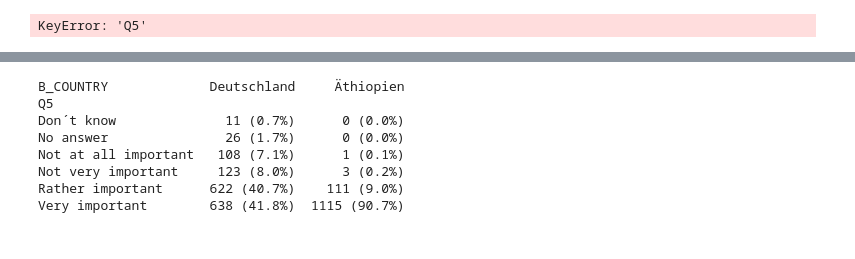
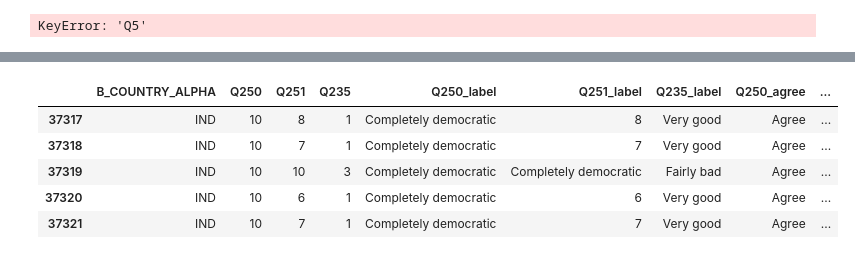
Before and after one commit to Alisonmm222/interkult, a Jupyter notebook: notebooks/analysis.ipynb, the cells around one changed output, grey strips where cells are left out. Cells and saved outputs as stored; diff of their text form; code cells hidden in the pictures.

```diff
--- a/notebooks/analysis.ipynb
+++ b/notebooks/analysis.ipynb
@@ -145,30 +137,46 @@ Deutschland  26  11   638  622  123  108
 # %%
-antworten = {
-    1: "Very important",
-    2: "Rather important",
-    3: "Not very important",
-    4: "Not at all important",
+# Antworten für Q250 und Q251
+antworten_10 = {
+    1: "Not at all democratic",
+    2: "2", 3: "3", 4: "4", 5: "5",
+    6: "6", 7: "7", 8: "8", 9: "9",
+    10: "Completely democratic",
     -1: "Don´t know",
     -2: "No answer"
 }
 
-df_merkm[frage] = df_merkm[frage].map(antworten)
+# Antworten für Q235
+antworten_5 = {
+    1: "Very good",
+    2: "Fairly good",
+    3: "Fairly bad",
+    4: "Very bad",
+    -1: "Don´t know",
+    -2: "No answer"
+}
 
-tabelle = df_merkm.groupby("B_COUNTRY")[frage].value_counts().unstack(fill_value=0)
+# -1 und -2 als NA setzen und Zeilen droppen
+df_merkm[["Q250", "Q251", "Q235"]] = df_merkm[["Q250", "Q251", "Q235"]].replace({-1: pd.NA, -2: pd.NA})
+df_merkm = df_merkm.dropna(subset=["Q250", "Q251", "Q235"])
 
-# Prozente
-tabelle_pct = tabelle.div(tabelle.sum(axis=1), axis=0).mul(100).round(1)
-
-# Beides zusammen: n und %
-tabelle_combined = tabelle.astype(str) + " (" + tabelle_pct.astype(str) + "%)"
-
-print(tabelle_combined.T)
+# Mapping anwenden
+df_merkm["Q250_label"] = df_merkm["Q250"].map(antworten_10)
+df_merkm["Q251_label"] = df_merkm["Q251"].map(antworten_10)
+df_merkm["Q235_label"] = df_merkm["Q235"].map(antworten_5)
-# %% [output]
-B_COUNTRY             Deutschland     Äthiopien
-Q5
-Don´t know              11 (0.7%)      0 (0.0%)
-No answer               26 (1.7%)      0 (0.0%)
-Not at all important   108 (7.1%)      1 (0.1%)
-Not very important     123 (8.0%)      3 (0.2%)
-Rather important      622 (40.7%)    111 (9.0%)
-Very important        638 (41.8%)  1115 (90.7%)
+# %%
+# Aggregierte Spalten: stimme zu / stimme nicht zu
+# Q250 + Q251: Skala 1–10 → 1–5 = nicht zustimmend, 6–10 = zustimmend
+df_merkm["Q250_agree"] = df_merkm["Q250"].apply(lambda x: "Agree" if x >= 6 else "Disagree")
+df_merkm["Q251_agree"] = df_merkm["Q251"].apply(lambda x: "Agree" if x >= 6 else "Disagree")
+
+# Q235: Skala 1–4 → 1–2 = zustimmend (good), 3–4 = nicht zustimmend (bad)
+df_merkm["Q235_agree"] = df_merkm["Q235"].apply(lambda x: "Agree" if x <= 2 else "Disagree")
+# %%
+df_merkm.head()
+# %% [output]
+|  | B_COUNTRY_ALPHA | Q250 | Q251 | Q235 | Q250_label | Q251_label | Q235_label | Q250_agree | ... |
+| 37317 | IND | 10 | 8 | 1 | Completely democratic | 8 | Very good | Agree | ... |
+| 37318 | IND | 10 | 7 | 1 | Completely democratic | 7 | Very good | Agree | ... |
+| 37319 | IND | 10 | 10 | 3 | Completely democratic | Completely democratic | Fairly bad | Agree | ... |
+| 37320 | IND | 10 | 6 | 1 | Completely democratic | 6 | Very good | Agree | ... |
+| 37321 | IND | 10 | 7 | 1 | Completely democratic | 7 | Very good | Agree | ... |
```
Also changed, not shown: parts of 15 cells of this notebook.
